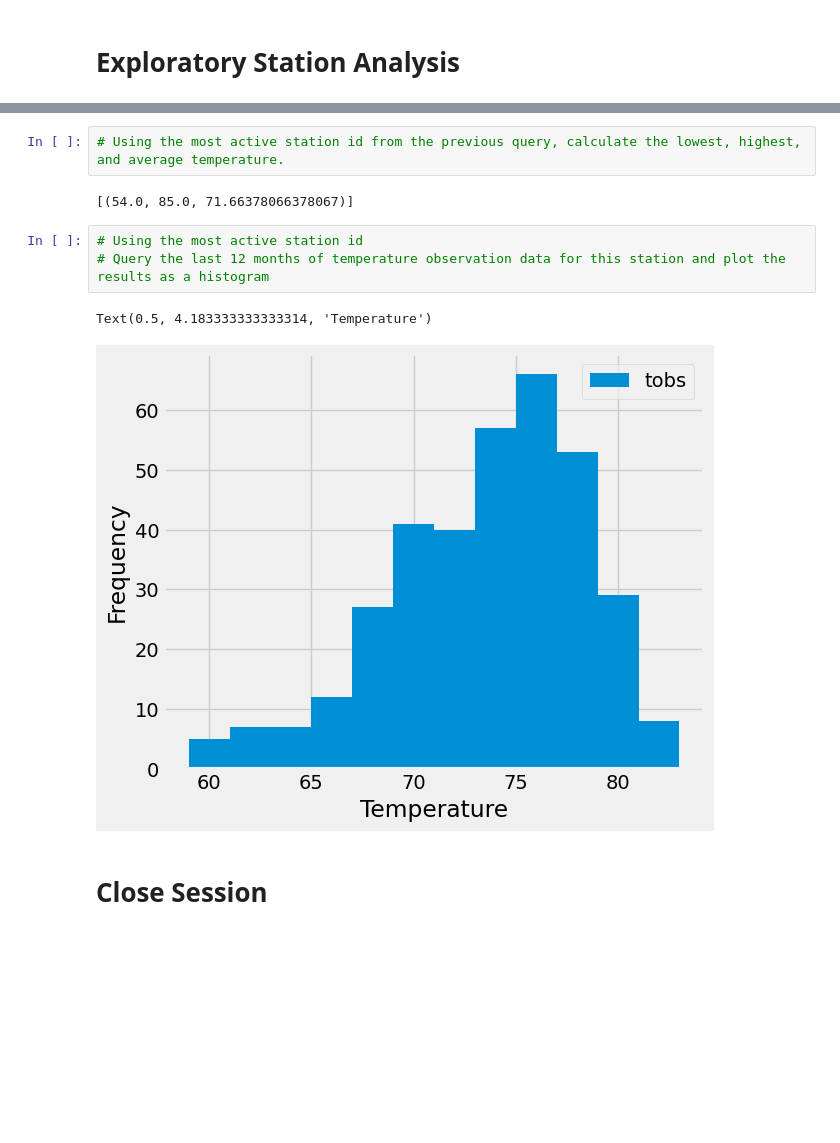
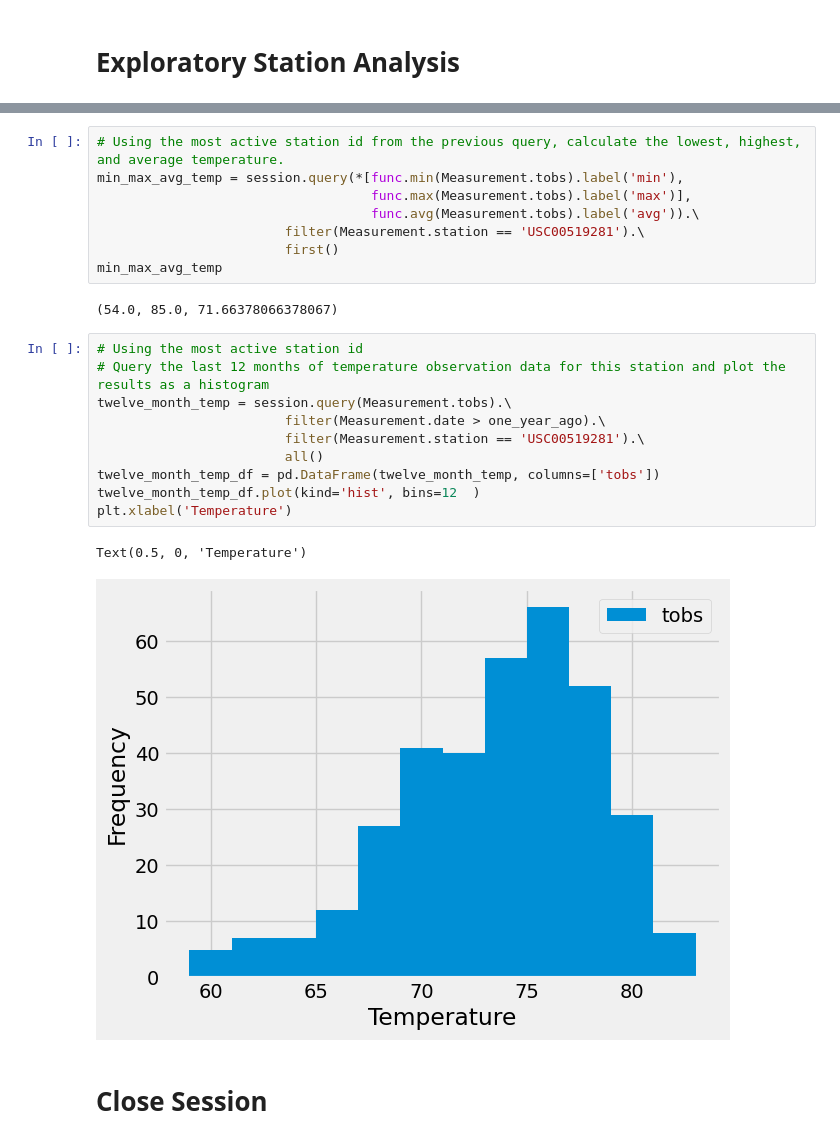
Before and after one commit to Nate-Sheibley/sqlalchemy-challenge, a Jupyter notebook: SurfsUp/climate.ipynb, the cells around one changed output, grey strips where cells are left out. Cells and saved outputs as stored; diff of their text form; blank space fills up the shorter version.

```diff
--- a/SurfsUp/climate.ipynb
+++ b/SurfsUp/climate.ipynb
@@ -131,14 +140,27 @@ sorted_by_date.describe()
  ('USC00518838', 511)]
 # %%
 # Using the most active station id from the previous query, calculate the lowest, highest, and average temperature.
+min_max_avg_temp = session.query(*[func.min(Measurement.tobs).label('min'),
+                                   func.max(Measurement.tobs).label('max')],
+                                   func.avg(Measurement.tobs).label('avg')).\
+                        filter(Measurement.station == 'USC00519281').\
+                        first()
+min_max_avg_temp
 # %% [output]
-[(54.0, 85.0, 71.66378066378067)]
+(54.0, 85.0, 71.66378066378067)
 # %%
 # Using the most active station id
 # Query the last 12 months of temperature observation data for this station and plot the results as a histogram
+twelve_month_temp = session.query(Measurement.tobs).\
+                        filter(Measurement.date > one_year_ago).\
+                        filter(Measurement.station == 'USC00519281').\
+                        all()
+twelve_month_temp_df = pd.DataFrame(twelve_month_temp, columns=['tobs'])
+twelve_month_temp_df.plot(kind='hist', bins=12  )
+plt.xlabel('Temperature')
 # %% [output]
-Text(0.5, 4.183333333333314, 'Temperature')
+Text(0.5, 0, 'Temperature')
-[figure, old version]
+[figure, new version]
 # %% [markdown]
 # Close Session
 # %%
```
Also changed, not shown: parts of 3 cells of this notebook, 1 other file.
